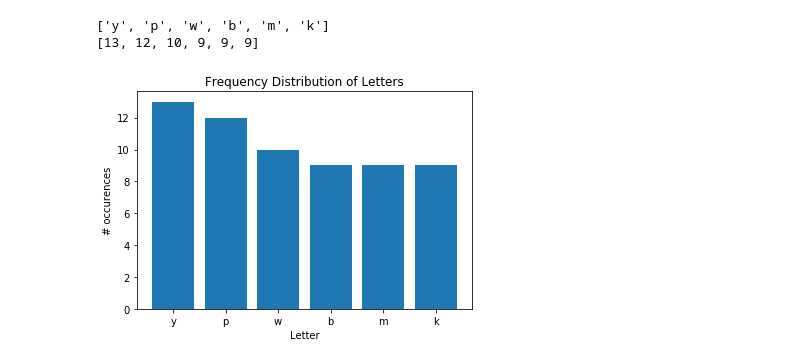
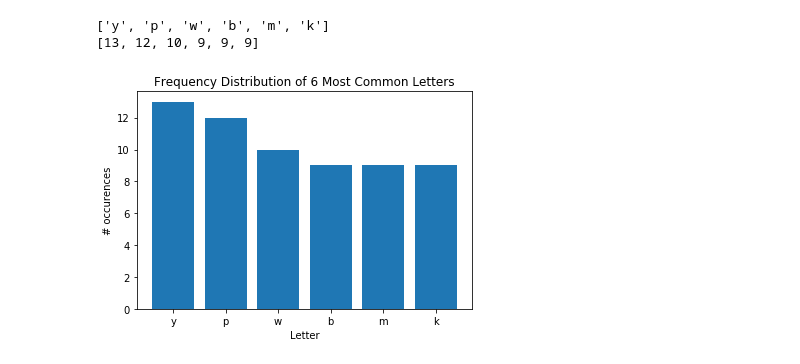
Before and after one commit to CodeupClassroom/curie-python-exercises, a Jupyter notebook: 4.8.4.2_pandas_series.ipynb, the cells around one changed output. Drawn from its saved outputs; the diff is of its cells as text; code cells hidden in the pictures.

```diff
--- a/4.8.4.2_pandas_series.ipynb
+++ b/4.8.4.2_pandas_series.ipynb
@@ -466,7 +470,7 @@ uppercased_letters
 Length: 200, dtype: object
 # %%
 # Get the frequency count of the 6 most frequently occurring letters
-six_most_frequent = letters.value_counts()[:6]
+six_most_frequent = letters.value_counts()[0:6]
 six_most_frequent
 # %% [output]
 y    13
@@ -485,10 +489,10 @@ print(values)
 ['y', 'p', 'w', 'b', 'm', 'k']
 [13, 12, 10, 9, 9, 9]
 # %%
-plt.title("Frequency Distribution of Letters")
+plt.title("Frequency Distribution of 6 Most Common Letters")
 plt.ylabel("# occurences")
 plt.xlabel("Letter")
 plt.bar(labels, values)
 plt.show()
 # %% [output]
-[figure, old version]
+[figure, new version]
```
Also changed, not shown: parts of 6 cells of this notebook.
